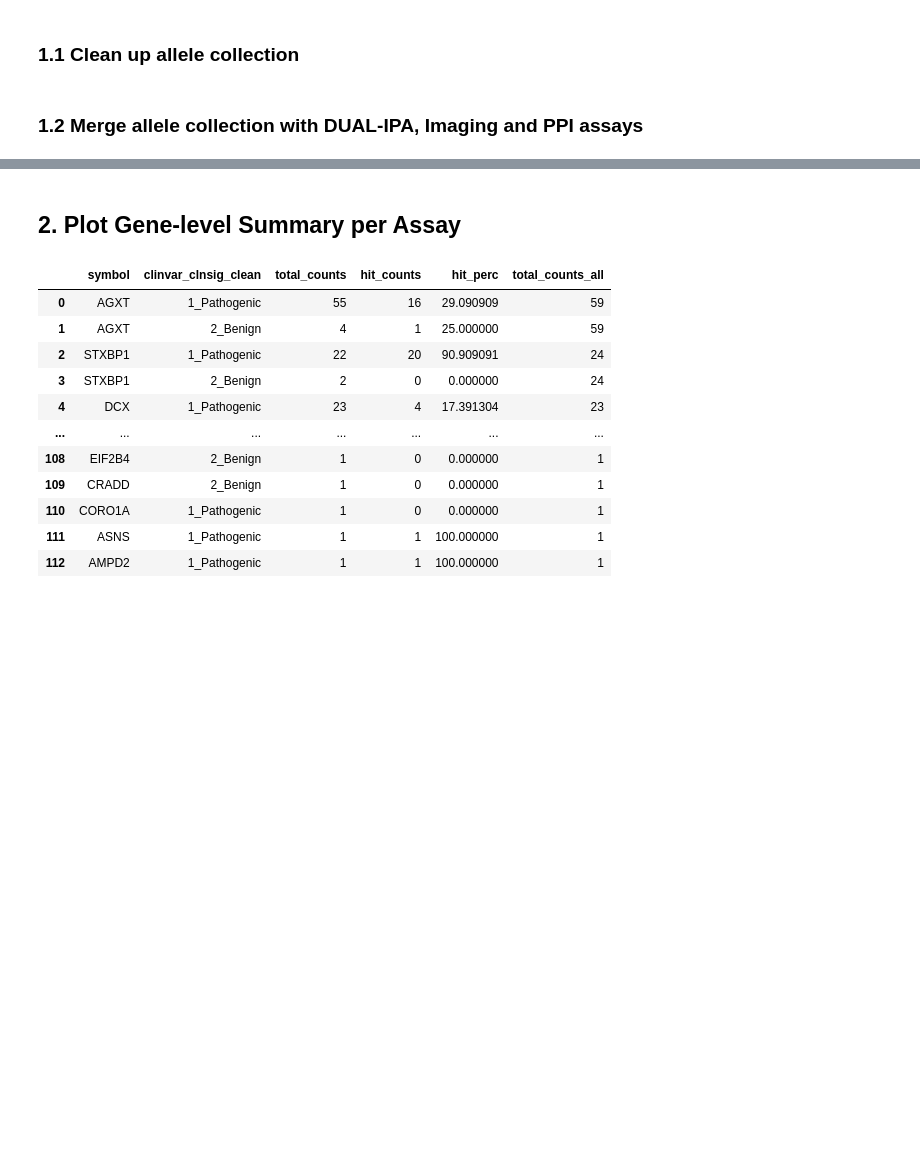
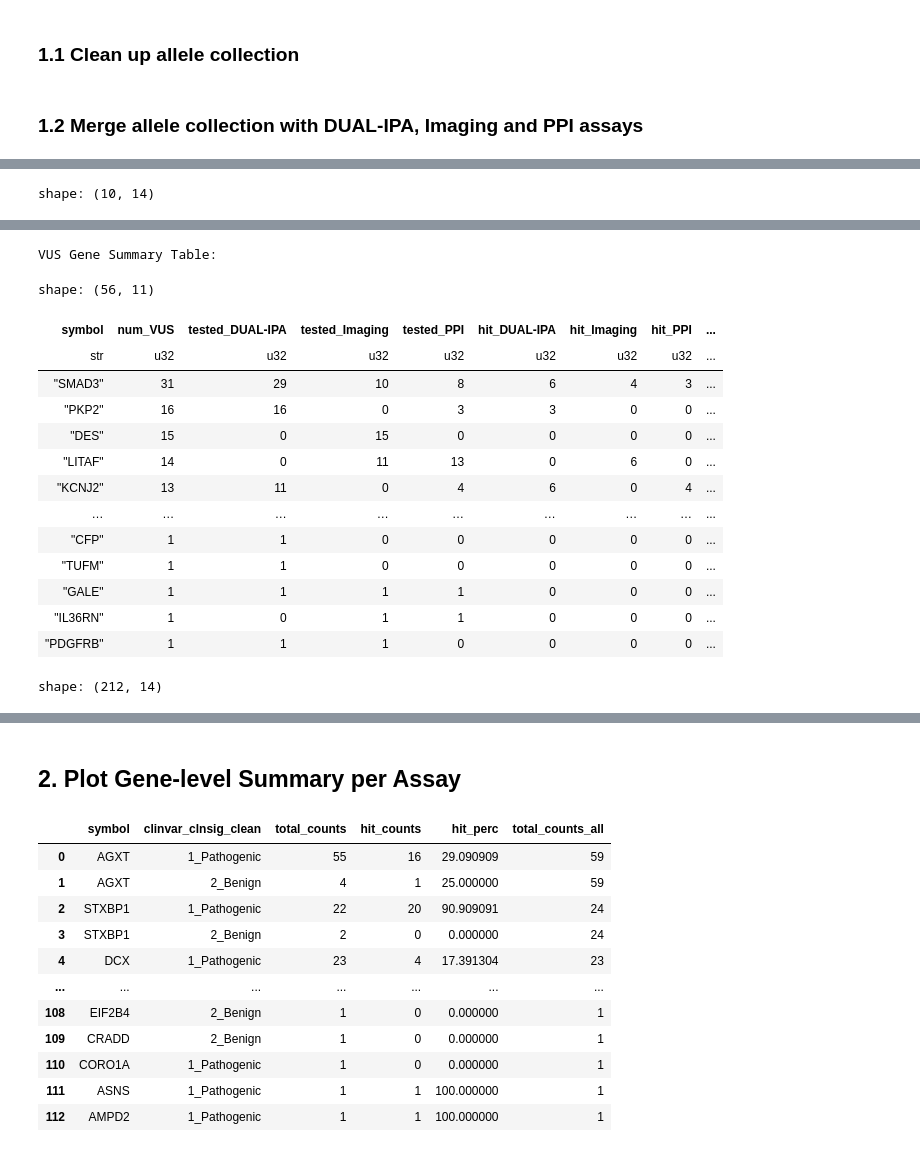
Before and after one commit to broadinstitute/2025_laval_submitted, a Jupyter notebook: 3_integrated_assay_results/2_analysis/0_all_assays_summary.ipynb, the cells around one changed output, grey strips where cells are left out. Drawn from its saved outputs; the diff is of its cells as text; code cells hidden in the pictures; blank space fills up the shorter version.

```diff
--- a/3_integrated_assay_results/2_analysis/0_all_assays_summary.ipynb
+++ b/3_integrated_assay_results/2_analysis/0_all_assays_summary.ipynb
@@ -184,5 +150,65 @@ vus = al_dual_img_ppi.filter(
     (pl.col("clinvar_clnsig_clean_pp_strict") == "VUS")
 ).unique(subset=["gene_variant"])
 
-vus
+vus.group_by("symbol").agg(
+    pl.len().alias("num_VUS")
+).sort("num_VUS", descending=True).write_csv("../3_outputs/vus_per_gene.csv", separator=",")
+
+vus_detailed = vus.with_columns(
+    pl.col("dualipa_abun_score").is_not_null().alias("tested_DUAL-IPA"),
+    pl.col("AUROC_Mean_GFP").is_not_null().alias("tested_Imaging"),
+    pl.col("normalized_euclid_distance_normalized").is_not_null().alias("tested_PPI"),
+    pl.when(pl.col("dualipa_abun_change")=="Y")
+    .then(pl.lit(True))
+    .otherwise(pl.lit(False))
+    .alias("hit_DUAL-IPA"),
+    pl.when(pl.col("Altered_95th_perc_both_batches_GFP"))
+    .then(pl.lit(True))
+    .otherwise(pl.lit(False))
+    .alias("hit_Imaging"),
+    pl.col("ppi_hit").alias("hit_PPI")
+).select([
+    "symbol",
+    "gene_variant",
+    "nt_change",
+    "aa_change",
+    "spdi",
+    "tested_DUAL-IPA",
+    "tested_Imaging",
+    "tested_PPI",
+    "hit_DUAL-IPA",
+    "hit_Imaging",
+    "hit_PPI",
+    "dualipa_abun_score",
+    "AUROC_Mean_GFP",
+    "normalized_euclid_distance_normalized"
+]).sort("symbol", "gene_variant")
+
+# Save detailed VUS table
+vus_detailed.write_csv("../3_outputs/vus_detailed_with_assays.csv")
+
+# Also create a summary per gene
+vus_gene_summary = vus_detailed.group_by("symbol").agg([
+    pl.len().alias("num_VUS"),
+    pl.col("tested_DUAL-IPA").sum().alias("tested_DUAL-IPA"),
+    pl.col("tested_Imaging").sum().alias("tested_Imaging"),
+    pl.col("tested_PPI").sum().alias("tested_PPI"),
+    pl.col("hit_DUAL-IPA").sum().alias("hit_DUAL-IPA"),
+    pl.col("hit_Imaging").sum().alias("hit_Imaging"),
+    pl.col("hit_PPI").sum().alias("hit_PPI")
+]).with_columns([
+    (pl.col("hit_DUAL-IPA") / pl.col("tested_DUAL-IPA") * 100).round(1).alias("hit_rate_DUAL-IPA_%"),
+    (pl.col("hit_Imaging") / pl.col("tested_Imaging") * 100).round(1).alias("hit_rate_Imaging_%"),
+    (pl.col("hit_PPI") / pl.col("tested_PPI") * 100).round(1).alias("hit_rate_PPI_%")
+]).sort("num_VUS", descending=True)
+
+vus_gene_summary.write_csv("../3_outputs/vus_per_gene_with_assay_summary.csv")
+
+# Display both tables
+print("VUS Detailed Table (first 10 rows):")
+display(vus_detailed.head(10))
+
+print("\nVUS Gene Summary Table:")
+display(vus_gene_summary)
+vus_detailed
 # %% [output]
@@ -189,0 +216 @@ shape: (214, 1_546)
+shape: (10, 14)
@@ -202,0 +229,16 @@ shape: (214, 1_546)
+VUS Gene Summary Table:
+shape: (56, 11)
+| symbol | num_VUS | tested_DUAL-IPA | tested_Imaging | tested_PPI | hit_DUAL-IPA | hit_Imaging | hit_PPI | ... |
+| str | u32 | u32 | u32 | u32 | u32 | u32 | u32 | ... |
+| "SMAD3" | 31 | 29 | 10 | 8 | 6 | 4 | 3 | ... |
+| "PKP2" | 16 | 16 | 0 | 3 | 3 | 0 | 0 | ... |
+| "DES" | 15 | 0 | 15 | 0 | 0 | 0 | 0 | ... |
+| "LITAF" | 14 | 0 | 11 | 13 | 0 | 6 | 0 | ... |
+| "KCNJ2" | 13 | 11 | 0 | 4 | 6 | 0 | 4 | ... |
+| … | … | … | … | … | … | … | … | ... |
+| "CFP" | 1 | 1 | 0 | 0 | 0 | 0 | 0 | ... |
+| "TUFM" | 1 | 1 | 0 | 0 | 0 | 0 | 0 | ... |
+| "GALE" | 1 | 1 | 1 | 1 | 0 | 0 | 0 | ... |
+| "IL36RN" | 1 | 0 | 1 | 1 | 0 | 0 | 0 | ... |
+| "PDGFRB" | 1 | 1 | 1 | 0 | 0 | 0 | 0 | ... |
+shape: (212, 14)
```
Also changed, not shown: parts of 14 cells of this notebook, 3 other files.
